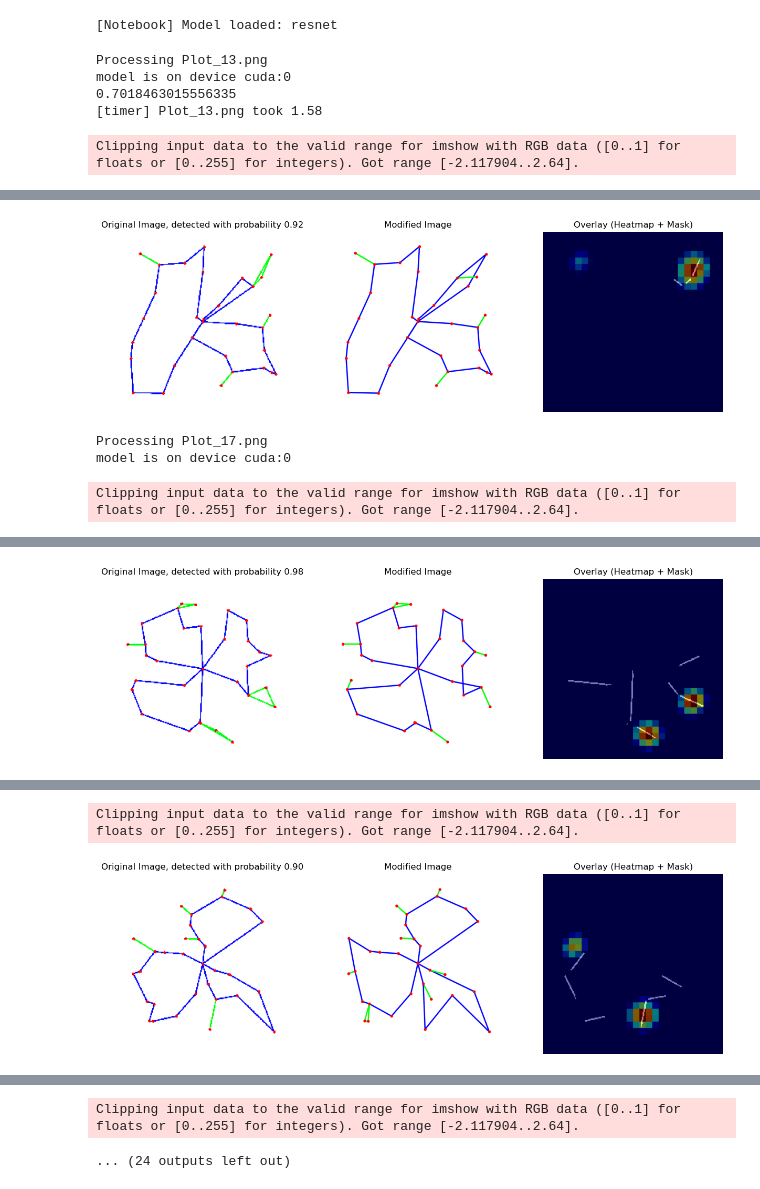
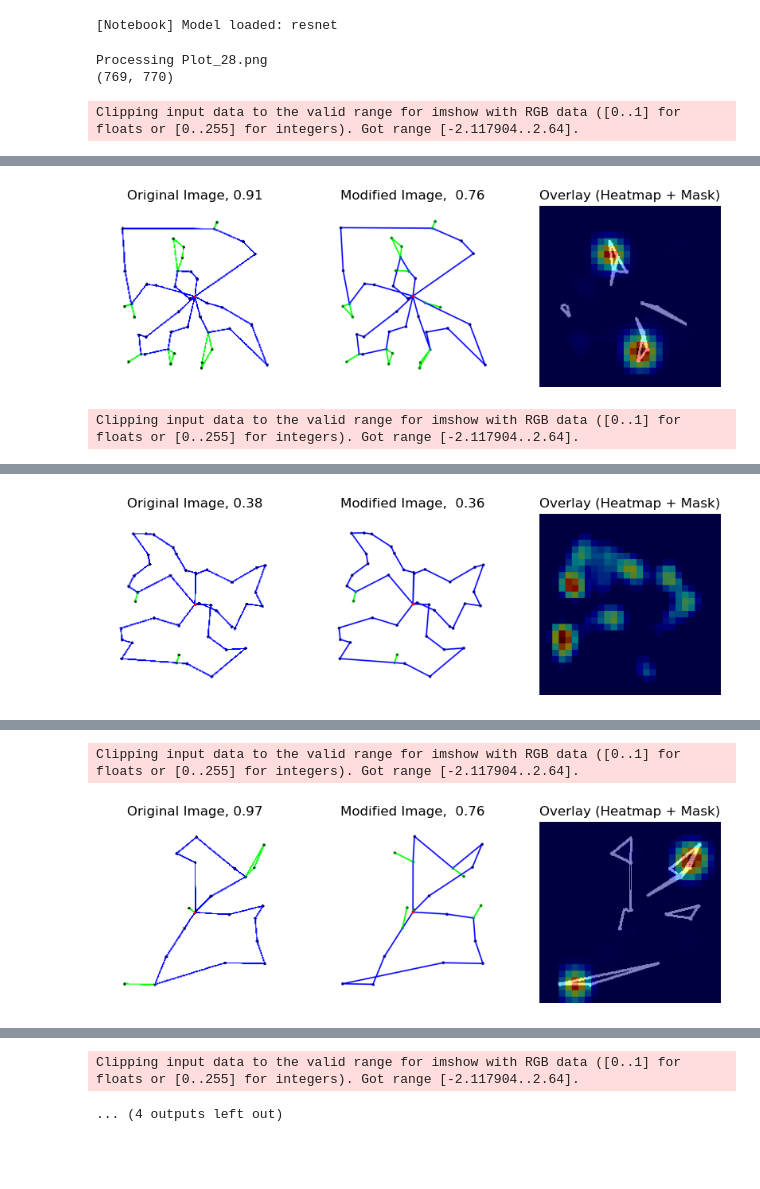
Before and after one commit to edouard-rabasse/VRP, a Jupyter notebook: visualize.ipynb, the cells around one changed output, grey strips where cells are left out. Drawn from its saved outputs; the diff is of its cells as text; code cells hidden in the pictures; blank space fills up the shorter version.

```diff
--- a/visualize.ipynb
+++ b/visualize.ipynb
@@ -40,46 +42,60 @@ Loading weights from checkpoints/resnet_8_30_7.pth
 print(f"[Notebook] Model loaded: {cfg.model.name}")
 
 # ── Choose image(s) to visualize ─────────────────────
-image_dir = cfg.data.test_original_path
-mask_dir = cfg.data.test_mask_path
+image_dir = "data/plots/configuration1"
+mask_dir = "data/MSH/mask_classic/mask7"
 image_files = sorted([f for f in os.listdir(image_dir) if f.endswith(".png")])
+modified_dir = "data/plots/configuration7"
 # %% [output]
 [Notebook] Model loaded: resnet
-# %%
-image_dir = cfg.data.test_original_path
-mask_dir = cfg.data.test_mask_path
-numbers = [5,]
-image_files = sorted([f for f in os.listdir(image_dir) if f.endswith(".png")])
 # %%
-for fname in image_files[:10]:  # change to [0] or other slice to limit
+for fname in image_files[20:25]:  # change to [0] or other slice to limit
     print(f"\nProcessing {fname}")
     start = time.perf_counter()
 
     # Load image and mask
-    t_img, mask = load_and_transform_image_mask(cfg, fname, device)
+    original_image_path = os.path.join(image_dir, fname)
+    mask_path = os.path.join(mask_dir, fname)
 
-    modified_image_path = os.path.join(cfg.data.test_modified_path, fname)
+    mask = Image.open(mask_path).convert("L")  # Load mask as grayscale
+    t_mask = mask_transform()(mask).unsqueeze(0)  # Transform and add batch dimension
+    print(mask.size)
+
+    origi_img = Image.open(original_image_path).convert("RGB")
+    t_img = image_transform_test()(origi_img).unsqueeze(0)  # Transform and add batch dimension
+    t_img = t_img.to(device)  # Move to device
+
+
+    img = Image.open(original_image_path).convert("RGB")
+
+    t_img = image_transform_test(cfg.image_size)(img).unsqueeze(0).to(device)
+
+
+
+    modified_image_path = os.path.join(modified_dir, fname)
     modified_img = Image.open(modified_image_path).convert("RGB")
+
+    t_modified_img = image_transform_test(cfg.image_size)(modified_img).unsqueeze(0).to(device)
 
 
 
     # Compute heatmap
-    heatmap = get_heatmap(cfg.heatmap.method, model, t_img, cfg.heatmap.args, device=device)
+    heatmap = get_heatmap(cfg.heatmap.method, model, t_img, cfg.heatmap.args, device=device, percentile_for_thresh = 70)
     prediction = model(t_img.to(device))
     pred_probab = torch.sigmoid(prediction).squeeze().cpu()[1]
+    pred_probab_modif = torch.sigmoid(model(t_modified_img.to(device))).squeeze().cpu()[0]
 
     # Overlay image
-    overlay = show_mask_on_image(mask, heatmap, alpha=0.5, interpolation=cv2.INTER_NEAREST)
+    overlay = show_mask_on_image(t_mask, heatmap, alpha=0.5, interpolation=cv2.INTER_NEAREST)
 
     # Compute loss
-    loss = compute_bce_with_logits_mask(heatmap, mask)
-    print(loss)
+    loss = compute_bce_with_logits_mask(heatmap, t_mask)
     print(f"[timer] {fname} took {time.perf_counter() - start:.2f}")
-    fig, axs = plt.subplots(1, 3, figsize=(15, 5))
+    fig, axs = plt.subplots(1, 3, figsize=(10, 6))
     axs[0].imshow(t_img.squeeze(0).permute(1, 2, 0).cpu().numpy())
-    axs[0].set_title("Original Image, detected with probability {:.2f}".format(pred_probab.item()))
+    axs[0].set_title("Original Image, {:.2f}".format(pred_probab.item()))
     axs[1].imshow(modified_img)
-    axs[1].set_title("Modified Image")
+    axs[1].set_title("Modified Image,  {:.2f}".format(pred_probab_modif.item()))
     axs[2].imshow(overlay)
     axs[2].set_title("Overlay (Heatmap + Mask)")
 
@@ -88,8 +104,6 @@ for fname in image_files[:10]:  # change to [0] or other slice to limit
         ax.axis("off")
     plt.show()
 # %% [output]
-Processing Plot_13.png
-model is on device cuda:0
-0.7018463015556335
-[timer] Plot_13.png took 1.58
+Processing Plot_28.png
+(769, 770)
 Clipping input data to the valid range for imshow with RGB data ([0..1] for floats or [0..255] for integers). Got range [-2.117904..2.64].
@@ -96,4 +111,2 @@ Clipping input data to the valid range for imshow with RGB data ([0..1] for floa
-[figure, old version]
+[figure, new version]
-Processing Plot_17.png
-model is on device cuda:0
 Clipping input data to the valid range for imshow with RGB data ([0..1] for floats or [0..255] for integers). Got range [-2.117904..2.64].
@@ -102 +116 @@ Clipping input data to the valid range for imshow with RGB data ([0..1] for floa
-[figure, old version]
+[figure, new version]
@@ -107,3 +120,3 @@ model is on device cuda:0
 Clipping input data to the valid range for imshow with RGB data ([0..1] for floats or [0..255] for integers). Got range [-2.117904..2.64].
-[figure, old version]
+[figure, new version]
 Processing Plot_30.png
@@ -111,2 +125,2 @@ model is on device cuda:0
 Clipping input data to the valid range for imshow with RGB data ([0..1] for floats or [0..255] for integers). Got range [-2.117904..2.64].
-... (24 outputs left out)
+... (4 outputs left out)
```
Also changed, not shown: parts of 2 cells of this notebook, 7 other files.
